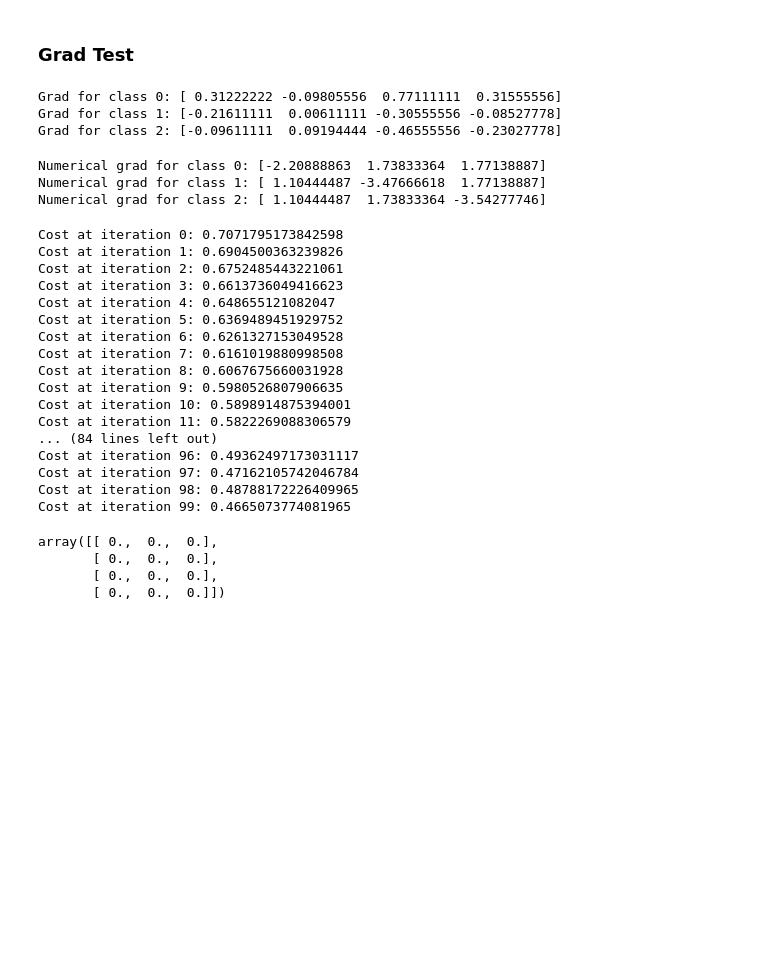
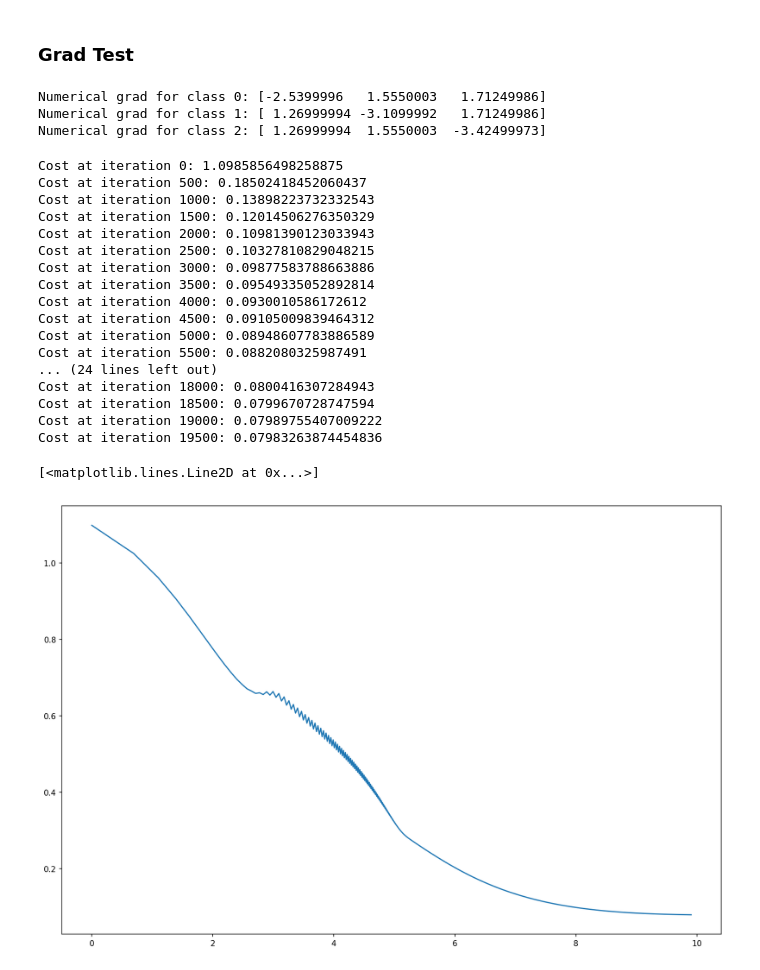
Before and after one commit to gerdm/machine_learning, a Jupyter notebook: scikitlearn_tflow/Softmax.ipynb, the cells around one changed output. Drawn from its saved outputs; the diff is of its cells as text; code cells hidden in the pictures; blank space fills up the shorter version.

```diff
--- a/scikitlearn_tflow/Softmax.ipynb
+++ b/scikitlearn_tflow/Softmax.ipynb
@@ -3,6 +3,12 @@ import numpy as np
 from pydataset import data
 from pandas import get_dummies
 from sklearn.model_selection import train_test_split
+
+import matplotlib.pyplot as plt
+%matplotlib inline
+
+plt.rcParams["figure.figsize"] = (15, 10)
+plt.rcParams["figure.dpi"] = 150
 # %%
 iris = get_dummies(data("iris"))
 iris.head()
@@ -86,13 +51,5 @@ array([-3.33333333, -2.26666667, -1.        , -0.13333333])
 # %% [markdown]
 ### Grad Test
-# %%
-for k in range(y_train.shape[0]):
-    grad = ((sigsoftk - y_train)[k,:] * X_train).sum(axis=1) / X_train.shape[1]
-    print(f"Grad for class {k}: {grad}")
-# %% [output]
-Grad for class 0: [ 0.31222222 -0.09805556  0.77111111  0.31555556]
-Grad for class 1: [-0.21611111  0.00611111 -0.30555556 -0.08527778]
-Grad for class 2: [-0.09611111  0.09194444 -0.46555556 -0.23027778]
 # %%
 epsilon = 1e-10
 onesvect = np.ones((1, nclasses))
@@ -115,12 +72,19 @@ for k in range(y_train.shape[0]):
     grad = (cost_plus - cost_minus) / (2 * epsilon)
     print(f"Numerical grad for class {k}: {grad}")
 # %% [output]
-Numerical grad for class 0: [-2.20888863  1.73833364  1.77138887]
-Numerical grad for class 1: [ 1.10444487 -3.47666618  1.77138887]
-Numerical grad for class 2: [ 1.10444487  1.73833364 -3.54277746]
+Numerical grad for class 0: [-2.5399996   1.5550003   1.71249986]
+Numerical grad for class 1: [ 1.26999994 -3.1099992   1.71249986]
+Numerical grad for class 2: [ 1.26999994  1.5550003  -3.42499973]
 # %%
+# Matrix of size nfeaturesXnclasses to hold the parameters
+# of each class
+nfeatures = X_train.shape[0]
+nclasses = y_train.shape[0]
+theta = np.zeros((nfeatures, nclasses))
+
+cost_hist = []
 alpha = 0.1
-for i in range(100):
+for i in range(20_000):
     grads = np.zeros_like(theta)
     for k in range(y_train.shape[0]):
         grad = ((sigsoftk - y_train)[k,:] * X_train).sum(axis=1) / X_train.shape[1]
@@ -130,29 +94,30 @@ for i in range(100):
     Svals = np.exp(theta.T @ X_train)
     Svalstot = onesvect @ Svals
     sigsoftk = Svals / Svalstot
-    print(f"Cost at iteration {i}: {-(y_train * np.log(sigsoftk)).sum() / X_train.shape[1]}")
+    cost = -(y_train * np.log(sigsoftk)).sum() / X_train.shape[1]
+    cost_hist.append(cost)
+    if i % 500 == 0:
+        print(f"Cost at iteration {i}: {cost}")
 # %% [output]
-Cost at iteration 0: 0.7071795173842598
-Cost at iteration 1: 0.6904500363239826
-Cost at iteration 2: 0.6752485443221061
-Cost at iteration 3: 0.6613736049416623
-Cost at iteration 4: 0.648655121082047
-Cost at iteration 5: 0.6369489451929752
-Cost at iteration 6: 0.6261327153049528
-Cost at iteration 7: 0.6161019880998508
-Cost at iteration 8: 0.6067675660031928
-Cost at iteration 9: 0.5980526807906635
-Cost at iteration 10: 0.5898914875394001
-Cost at iteration 11: 0.5822269088306579
-... (84 lines left out)
-Cost at iteration 96: 0.49362497173031117
-Cost at iteration 97: 0.47162105742046784
-Cost at iteration 98: 0.48788172226409965
-Cost at iteration 99: 0.4665073774081965
+Cost at iteration 0: 1.0985856498258875
+Cost at iteration 500: 0.18502418452060437
+Cost at iteration 1000: 0.13898223732332543
+Cost at iteration 1500: 0.12014506276350329
+Cost at iteration 2000: 0.10981390123033943
+Cost at iteration 2500: 0.10327810829048215
+Cost at iteration 3000: 0.09877583788663886
+Cost at iteration 3500: 0.09549335052892814
+Cost at iteration 4000: 0.0930010586172612
+Cost at iteration 4500: 0.09105009839464312
+Cost at iteration 5000: 0.08948607783886589
+Cost at iteration 5500: 0.0882080325987491
+... (24 lines left out)
+Cost at iteration 18000: 0.0800416307284943
+Cost at iteration 18500: 0.0799670728747594
+Cost at iteration 19000: 0.07989755407009222
+Cost at iteration 19500: 0.07983263874454836
-# %%
-theta
-# %% [output]
-array([[ 0.,  0.,  0.],
-       [ 0.,  0.,  0.],
-       [ 0.,  0.,  0.],
-       [ 0.,  0.,  0.]])
+# %%
+plt.plot(np.log(range(1, len(cost_hist) + 1)), cost_hist)
+# %% [output]
+[<matplotlib.lines.Line2D at 0x...>]
+[figure, added]
```
Also changed, not shown: parts of 11 cells of this notebook, 1 other file.
